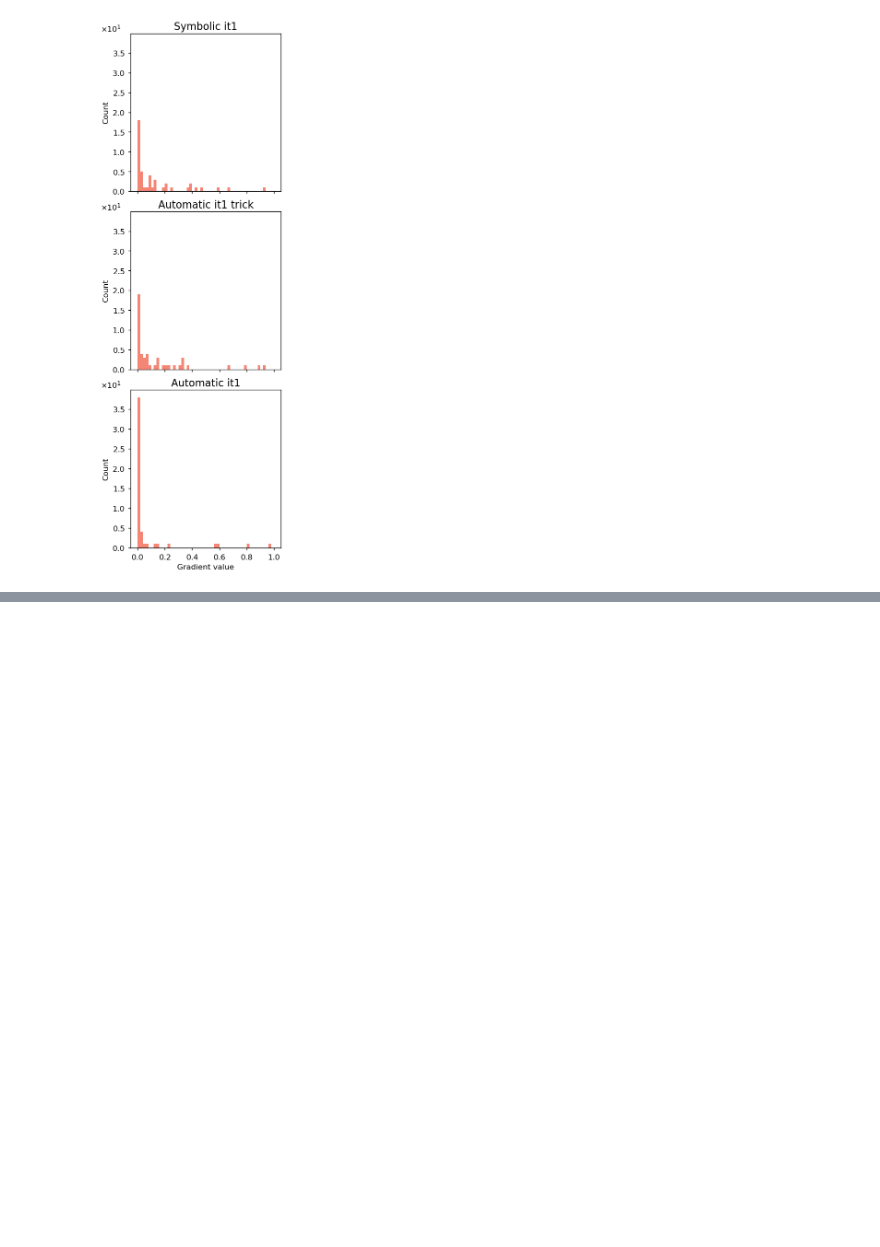
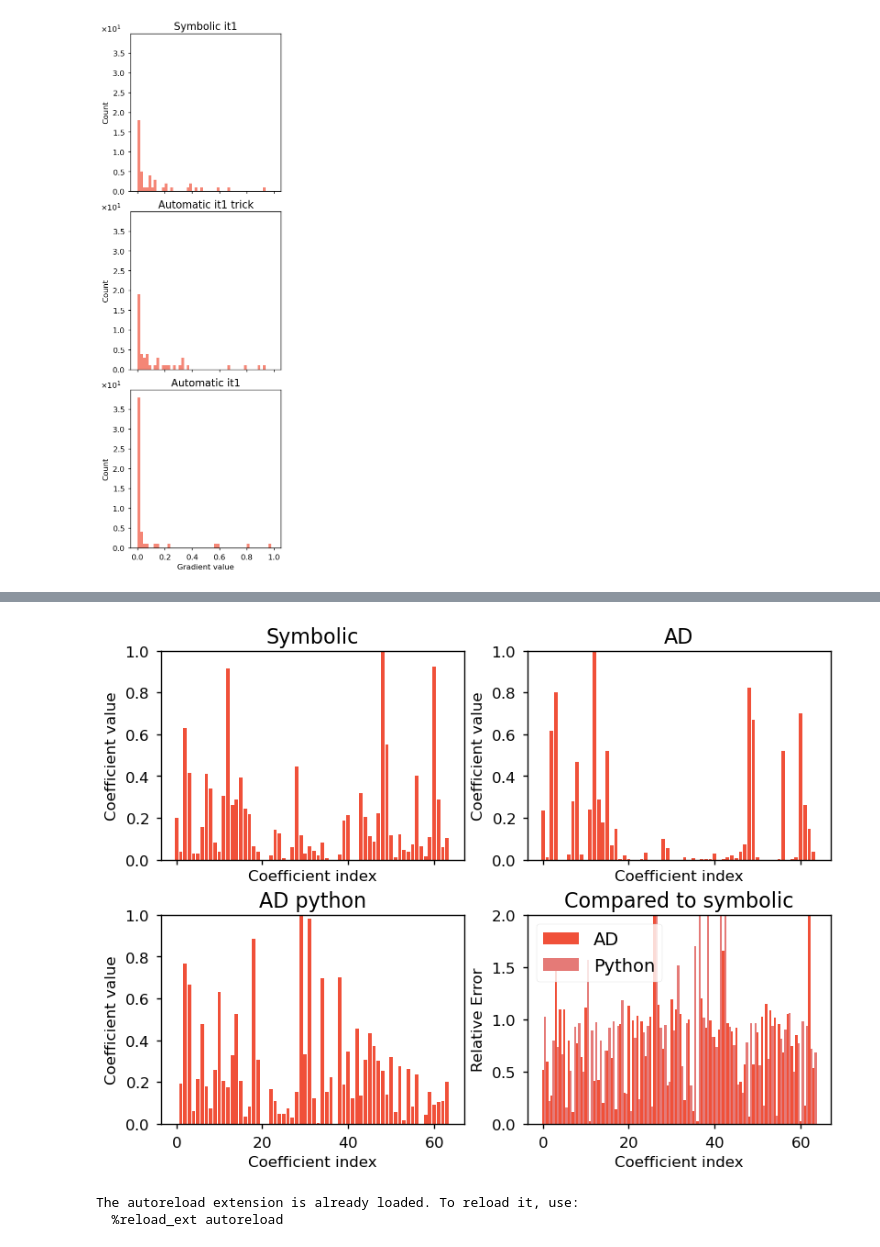
Before and after one commit to RubenDragland/XRD_CT, a Jupyter notebook: Plotting/debugging_notebook.ipynb, the cells around one changed output, grey strips where cells are left out. Saved outputs shown, nothing was run; the diff lists cells and outputs as text; code cells hidden in the pictures; blank space fills up the shorter version.

```diff
--- a/Plotting/debugging_notebook.ipynb
+++ b/Plotting/debugging_notebook.ipynb
@@ -89,0 +132,20 @@ plot_visualisation_grads(paths, keys, titles, range = (1e-9, 1), bins = 50)
+# %%
+plot_debugging_coeffs(paths, ["Symbolic", "AD", "AD python"], normalise = True)
+# %% [output]
+[figure, added]
+# %%
+# Idea: Stepwise check first iteration. Where does the calculation suddenly differ?
+
+#Check orientations
+
+from plots import *
+import scipy.io
+import numpy as np
+%load_ext autoreload
+%autoreload 2
+
+filenames = [r"_q17-40_angles_symbolic.mat", r"_q17-40_angles_symbolic_AD.mat"]#, "AD_python_symSAXS.mat"]
+paths = [r"../Data sets\analysis\SASTT\SASTT_carbon_knot_aligned_ASTRA_correctedny4nx4\SH\optimization_output\result_SASTT_carbon_knot_aligned_ASTRA_correctedny4nx4" + name  for name in filenames]
+# %% [output]
+The autoreload extension is already loaded. To reload it, use:
+  %reload_ext autoreload
```
Also changed, not shown: parts of 9 cells of this notebook, 6 other files.
